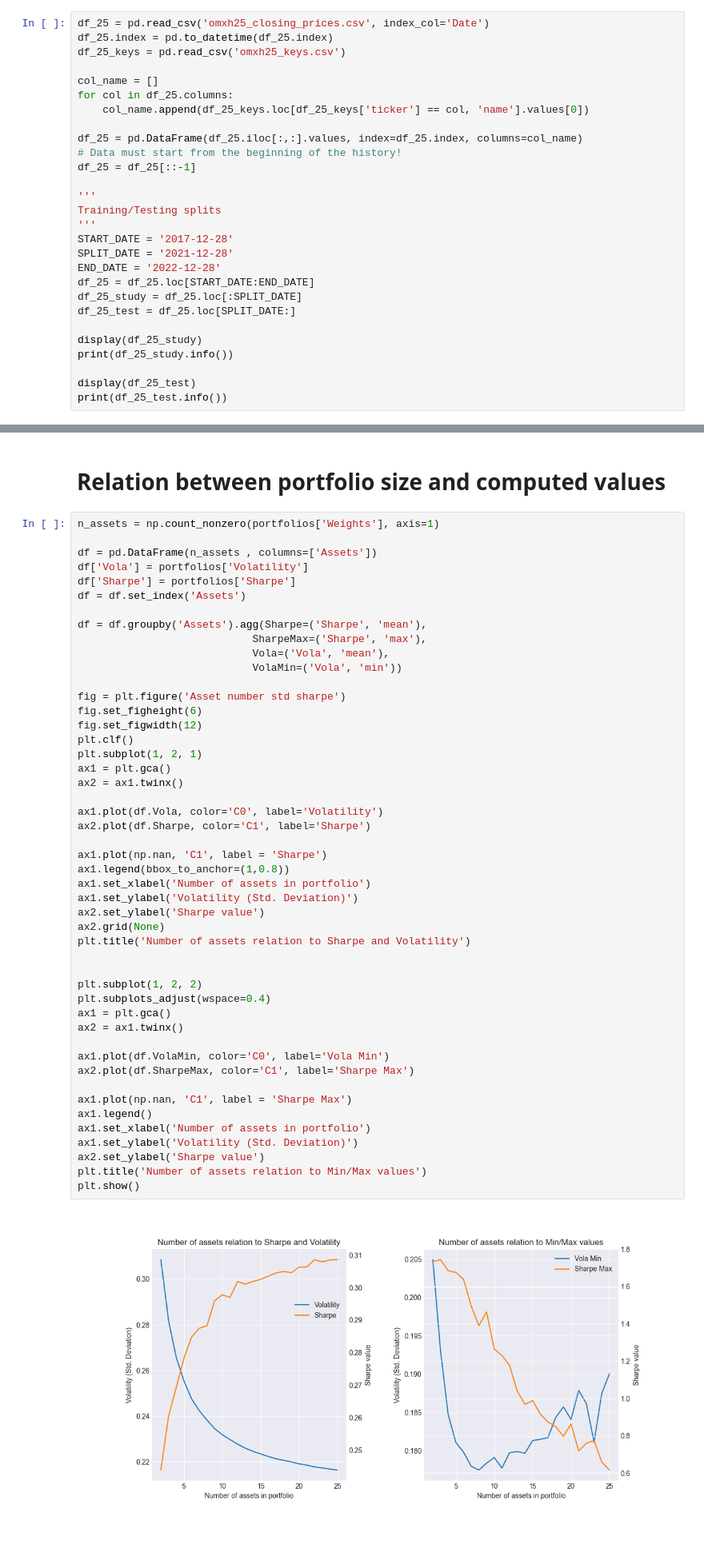
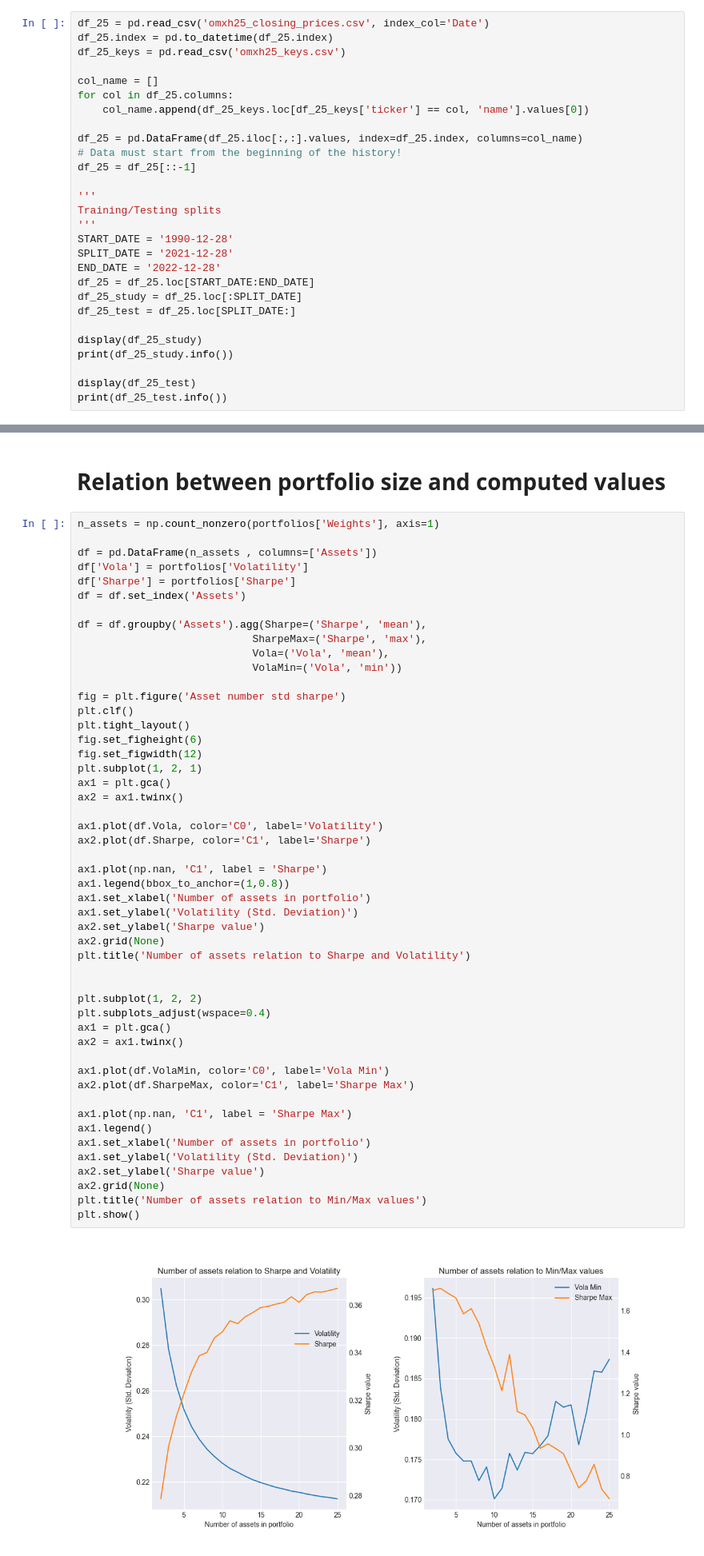
Before and after one commit to rasmushaa/modern_portfolio_theory, a Jupyter notebook: main.ipynb, the cells around one changed output, grey strips where cells are left out. Shown at 80% size. Drawn from its saved outputs; the diff is of its cells as text.

```diff
--- a/main.ipynb
+++ b/main.ipynb
@@ -24,7 +24,7 @@ df_25 = df_25[::-1]
 '''
 Training/Testing splits
 '''
-START_DATE = '2017-12-28'
+START_DATE = '1990-12-28'
 SPLIT_DATE = '2021-12-28'
 END_DATE = '2022-12-28'
 df_25 = df_25.loc[START_DATE:END_DATE]
@@ -316,42 +318,44 @@ df = df.groupby('Assets').agg(Sharpe=('Sharpe', 'mean'),
                             VolaMin=('Vola', 'min'))
 
 fig = plt.figure('Asset number std sharpe')
+plt.clf()
+plt.tight_layout()
 fig.set_figheight(6)
 fig.set_figwidth(12)
-plt.clf()
 plt.subplot(1, 2, 1)
 ax1 = plt.gca()
 ax2 = ax1.twinx()
 
 ax1.plot(df.Vola, color='C0', label='Volatility')
 ax2.plot(df.Sharpe, color='C1', label='Sharpe')
 
 ax1.plot(np.nan, 'C1', label = 'Sharpe')
 ax1.legend(bbox_to_anchor=(1,0.8))
 ax1.set_xlabel('Number of assets in portfolio')
 ax1.set_ylabel('Volatility (Std. Deviation)')
 ax2.set_ylabel('Sharpe value')
 ax2.grid(None)
 plt.title('Number of assets relation to Sharpe and Volatility')
 
 
 plt.subplot(1, 2, 2)
 plt.subplots_adjust(wspace=0.4)
 ax1 = plt.gca()
 ax2 = ax1.twinx()
 
 ax1.plot(df.VolaMin, color='C0', label='Vola Min')
 ax2.plot(df.SharpeMax, color='C1', label='Sharpe Max')
 
 ax1.plot(np.nan, 'C1', label = 'Sharpe Max')
 ax1.legend()
 ax1.set_xlabel('Number of assets in portfolio')
 ax1.set_ylabel('Volatility (Std. Deviation)')
 ax2.set_ylabel('Sharpe value')
+ax2.grid(None)
 plt.title('Number of assets relation to Min/Max values')
 plt.show()
 # %% [output]
-[figure, old version]
+[figure, new version]
 # %% [markdown]
 # Backtesting
 # %%
```
Also changed, not shown: parts of 5 cells of this notebook, 8 other files.
